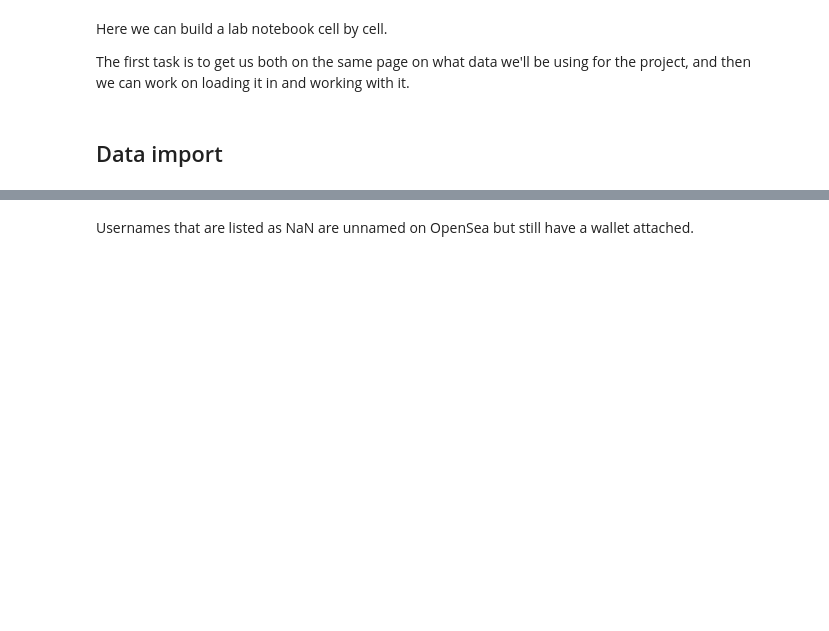
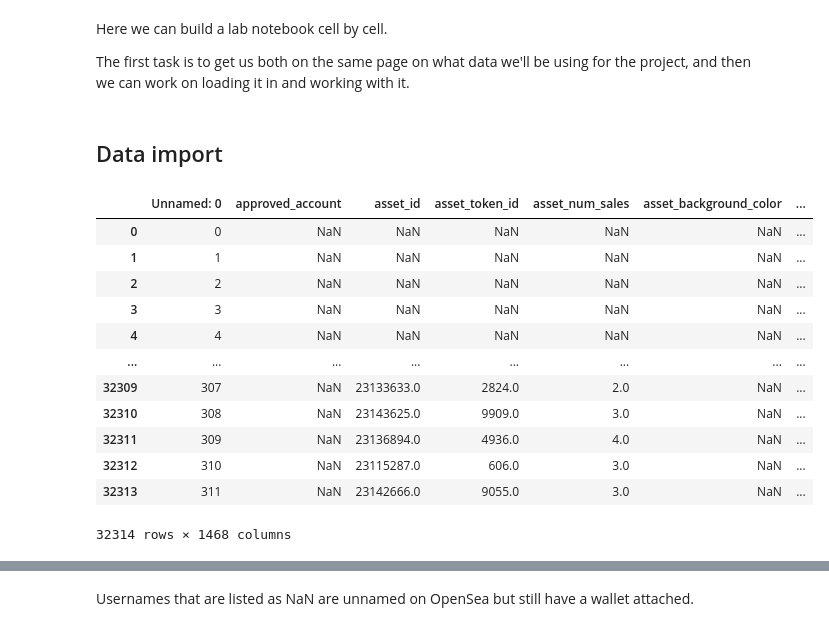
Before and after one commit to Cwolfe13/NFT-Wash-Analysis, a Jupyter notebook: nft-lab.ipynb, the cells around one changed output, grey strips where cells are left out. Cells and saved outputs as stored; diff of their text form; code cells hidden in the pictures; blank space fills up the shorter version.

```diff
--- a/nft-lab.ipynb
+++ b/nft-lab.ipynb
@@ -15,6 +15,21 @@ bored_ape_location = cwd + '/data/bored_ape.csv'
 # %%
 #Load in the csv
 bored_ape = pd.read_csv(bored_ape_location, low_memory=False)
+bored_ape
+# %% [output]
+|  | Unnamed: 0 | approved_account | asset_id | asset_token_id | asset_num_sales | asset_background_color | ... |
+| 0 | 0 | NaN | NaN | NaN | NaN | NaN | ... |
+| 1 | 1 | NaN | NaN | NaN | NaN | NaN | ... |
+| 2 | 2 | NaN | NaN | NaN | NaN | NaN | ... |
+| 3 | 3 | NaN | NaN | NaN | NaN | NaN | ... |
+| 4 | 4 | NaN | NaN | NaN | NaN | NaN | ... |
+| ... | ... | ... | ... | ... | ... | ... | ... |
+| 32309 | 307 | NaN | 23133633.0 | 2824.0 | 2.0 | NaN | ... |
+| 32310 | 308 | NaN | 23143625.0 | 9909.0 | 3.0 | NaN | ... |
+| 32311 | 309 | NaN | 23136894.0 | 4936.0 | 4.0 | NaN | ... |
+| 32312 | 310 | NaN | 23115287.0 | 606.0 | 3.0 | NaN | ... |
+| 32313 | 311 | NaN | 23142666.0 | 9055.0 | 3.0 | NaN | ... |
+32314 rows × 1468 columns
 # %%
 #Infers some column data types to float and int to save some space
 bored_ape_converted = bored_ape.infer_objects()
```
Also changed, not shown: parts of 3 cells of this notebook.
